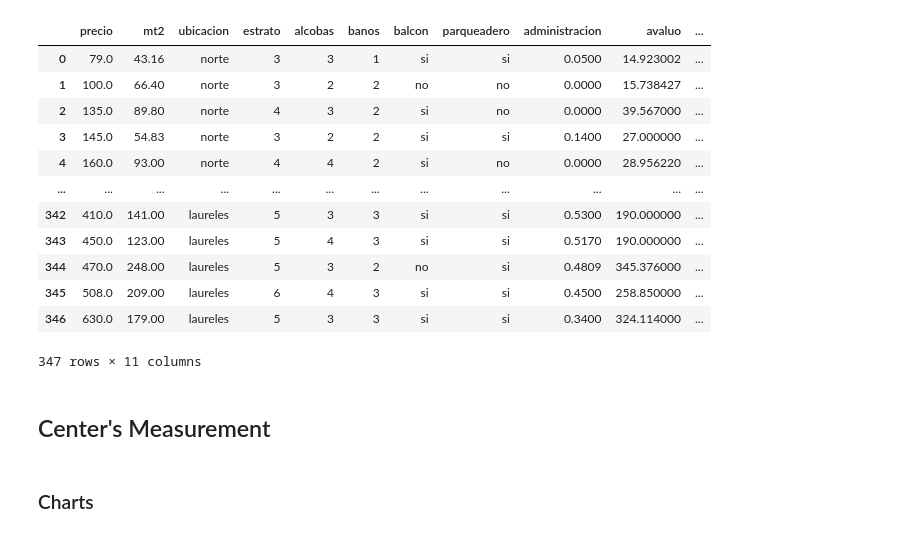
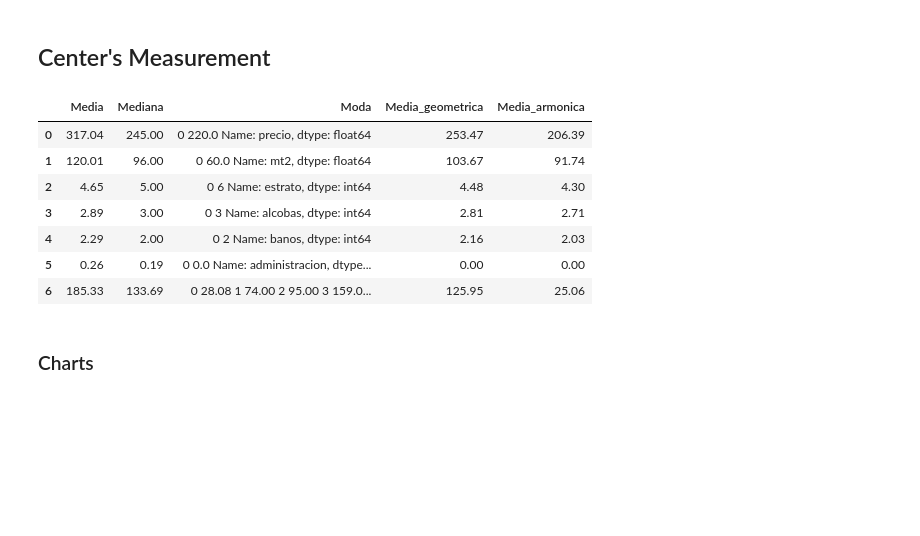
Before and after one commit to StanDoge/PYE-lab-1, a Jupyter notebook: main.ipynb, the cells around one changed output. Drawn from its saved outputs; the diff is of its cells as text; code cells hidden in the pictures; blank space fills up the shorter version.

```diff
--- a/main.ipynb
+++ b/main.ipynb
@@ -5,34 +5,32 @@ import seaborn as sb
 sb.set(style='whitegrid', palette="deep", font_scale=1.1, rc={"figure.figsize": [11.7, 8.27]})
 # %%
 df = pd.read_excel('./Grupo 01.xlsx')
-df
-# %% [output]
-|  | precio | mt2 | ubicacion | estrato | alcobas | banos | balcon | parqueadero | administracion | avaluo | ... |
-| 0 | 79.0 | 43.16 | norte | 3 | 3 | 1 | si | si | 0.0500 | 14.923002 | ... |
-| 1 | 100.0 | 66.40 | norte | 3 | 2 | 2 | no | no | 0.0000 | 15.738427 | ... |
-| 2 | 135.0 | 89.80 | norte | 4 | 3 | 2 | si | no | 0.0000 | 39.567000 | ... |
-| 3 | 145.0 | 54.83 | norte | 3 | 2 | 2 | si | si | 0.1400 | 27.000000 | ... |
-| 4 | 160.0 | 93.00 | norte | 4 | 4 | 2 | si | no | 0.0000 | 28.956220 | ... |
-| ... | ... | ... | ... | ... | ... | ... | ... | ... | ... | ... | ... |
-| 342 | 410.0 | 141.00 | laureles | 5 | 3 | 3 | si | si | 0.5300 | 190.000000 | ... |
-| 343 | 450.0 | 123.00 | laureles | 5 | 4 | 3 | si | si | 0.5170 | 190.000000 | ... |
-| 344 | 470.0 | 248.00 | laureles | 5 | 3 | 2 | no | si | 0.4809 | 345.376000 | ... |
-| 345 | 508.0 | 209.00 | laureles | 6 | 4 | 3 | si | si | 0.4500 | 258.850000 | ... |
-| 346 | 630.0 | 179.00 | laureles | 5 | 3 | 3 | si | si | 0.3400 | 324.114000 | ... |
-347 rows × 11 columns
 # %% [markdown]
 ## Center's Measurement
 # %%
 variables = ['precio','mt2','estrato','alcobas','banos','administracion','avaluo']
 
 var_media = [round(df[i].mean(),2) for i in variables]
 var_mediana = [round(df[i].median(),2) for i in variables]
 var_mode = [round(df[i].mode(),2) for i in variables]
+var_media_geo = [round(stats.gmean(df[i]),2) for i in variables]
+var_media_arm = [round(stats.hmean(df[i]),2) for i in variables]
 
 df_variables = pd.DataFrame(var_media)
 df_variables.columns = ['Media']
 df_variables['Mediana'] = var_mediana
 df_variables['Moda'] = var_mode
+df_variables['Media_geometrica'] = var_media_geo
+df_variables['Media_armonica'] = var_media_arm
+# %% [output]
+|  | Media | Mediana | Moda | Media_geometrica | Media_armonica |
+| 0 | 317.04 | 245.00 | 0 220.0 Name: precio, dtype: float64 | 253.47 | 206.39 |
+| 1 | 120.01 | 96.00 | 0 60.0 Name: mt2, dtype: float64 | 103.67 | 91.74 |
+| 2 | 4.65 | 5.00 | 0 6 Name: estrato, dtype: int64 | 4.48 | 4.30 |
+| 3 | 2.89 | 3.00 | 0 3 Name: alcobas, dtype: int64 | 2.81 | 2.71 |
+| 4 | 2.29 | 2.00 | 0 2 Name: banos, dtype: int64 | 2.16 | 2.03 |
+| 5 | 0.26 | 0.19 | 0 0.0 Name: administracion, dtype... | 0.00 | 0.00 |
+| 6 | 185.33 | 133.69 | 0 28.08 1 74.00 2 95.00 3 159.0... | 125.95 | 25.06 |
 # %% [markdown]
 ### Charts
 # %%
```
Also changed, not shown: parts of 6 cells of this notebook.
